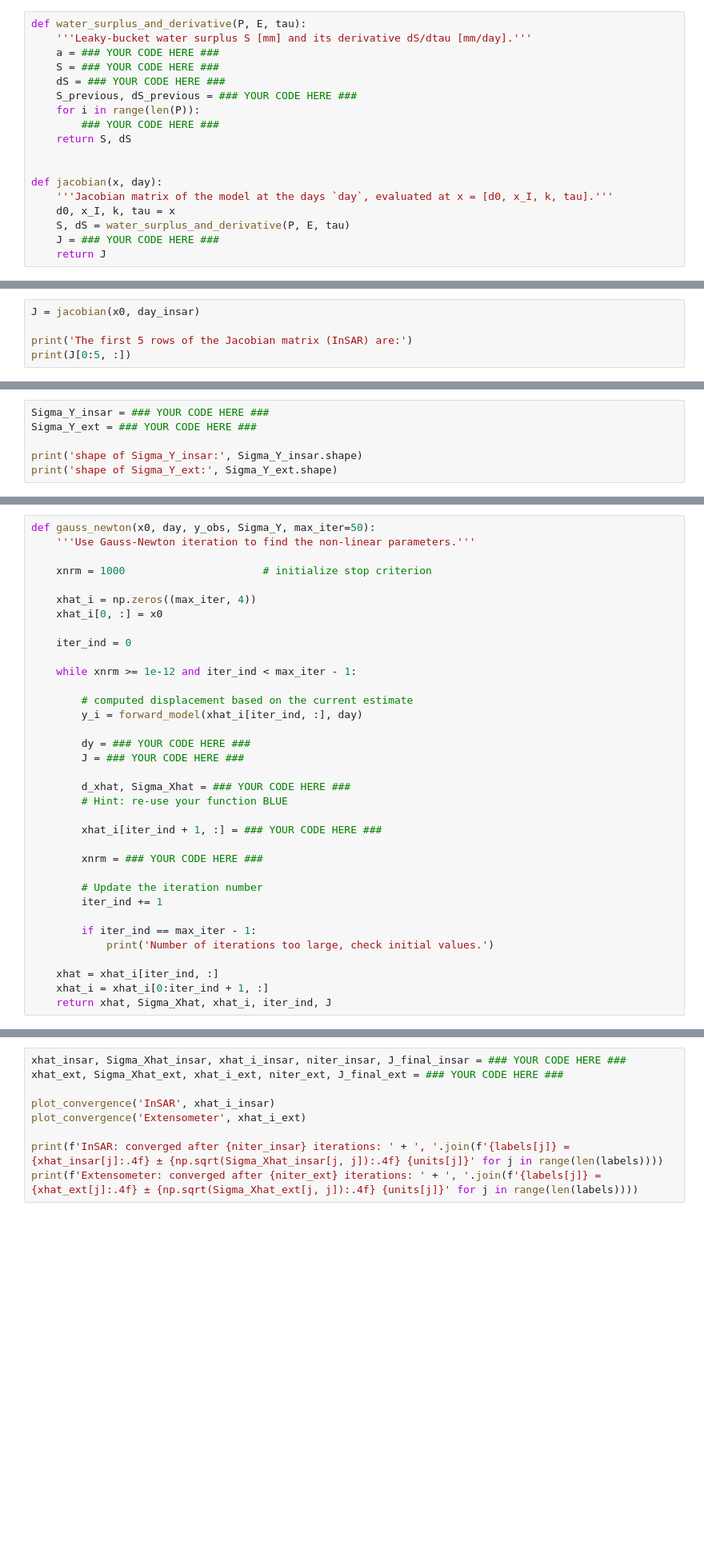
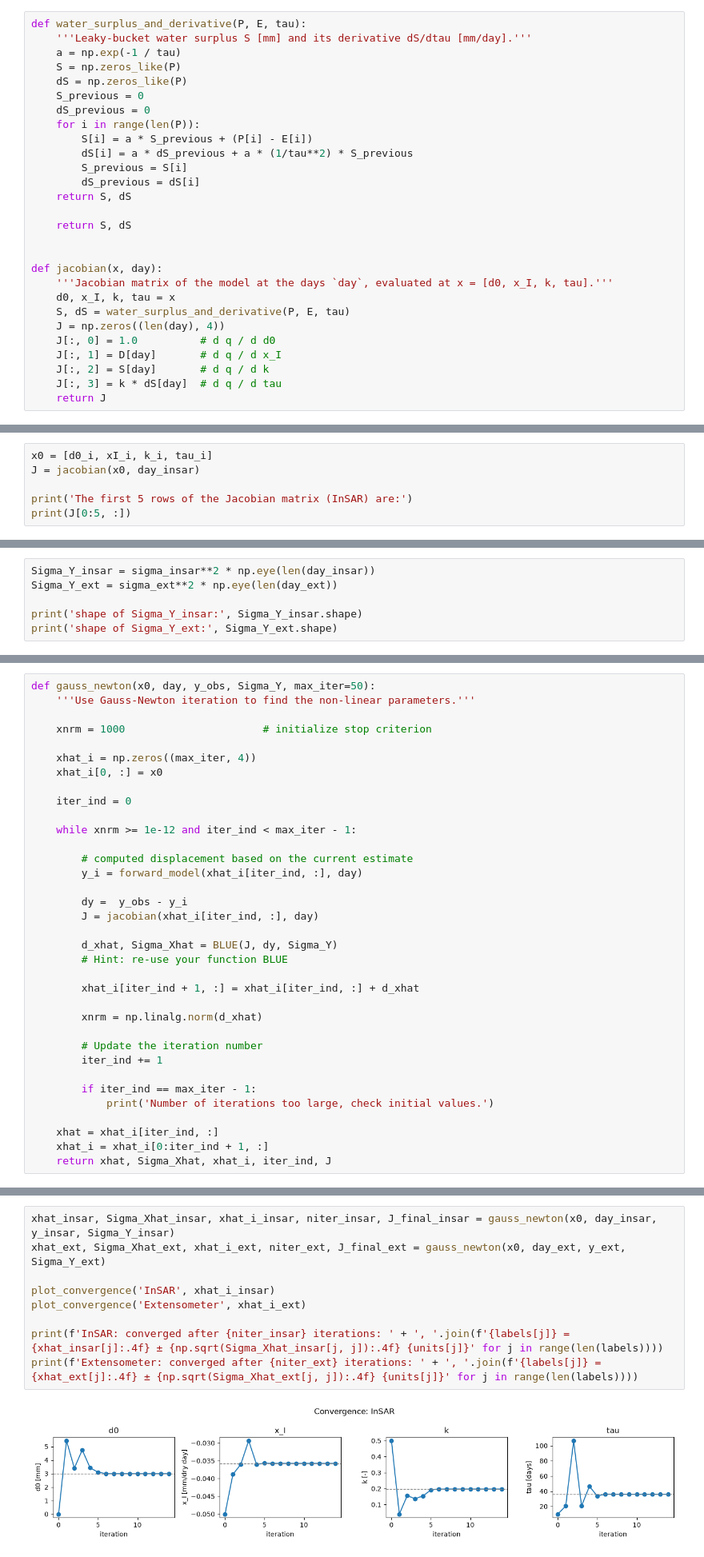
Before and after one commit to LorenzoBellunato/GA1.8, a Jupyter notebook: all_files_GA_1_8/fit_me_baby_one_more_time.ipynb, the cells around one changed output, grey strips where cells are left out. Shown at 80% size. Saved outputs shown, nothing was run; the diff lists cells and outputs as text; blank space fills up the shorter version.

```diff
--- a/all_files_GA_1_8/fit_me_baby_one_more_time.ipynb
+++ b/all_files_GA_1_8/fit_me_baby_one_more_time.ipynb
@@ -264,12 +264,18 @@ $$
 # %%
 def water_surplus_and_derivative(P, E, tau):
     '''Leaky-bucket water surplus S [mm] and its derivative dS/dtau [mm/day].'''
-    a = ### YOUR CODE HERE ###
-    S = ### YOUR CODE HERE ###
-    dS = ### YOUR CODE HERE ###
-    S_previous, dS_previous = ### YOUR CODE HERE ###
+    a = np.exp(-1 / tau)
+    S = np.zeros_like(P)
+    dS = np.zeros_like(P)
+    S_previous = 0
+    dS_previous = 0
     for i in range(len(P)):
-        ### YOUR CODE HERE ###
+        S[i] = a * S_previous + (P[i] - E[i])
+        dS[i] = a * dS_previous + a * (1/tau**2) * S_previous
+        S_previous = S[i]
+        dS_previous = dS[i]
+    return S, dS
+
     return S, dS
 
 
@@ -277,7 +283,11 @@ def jacobian(x, day):
     '''Jacobian matrix of the model at the days `day`, evaluated at x = [d0, x_I, k, tau].'''
     d0, x_I, k, tau = x
     S, dS = water_surplus_and_derivative(P, E, tau)
-    J = ### YOUR CODE HERE ###
+    J = np.zeros((len(day), 4))
+    J[:, 0] = 1.0          # d q / d d0
+    J[:, 1] = D[day]       # d q / d x_I
+    J[:, 2] = S[day]       # d q / d k
+    J[:, 3] = k * dS[day]  # d q / d tau
     return J
 # %% [markdown]
 Run the cell below to check if your Jacobian matrix is correct.
@@ -303,4 +315,5 @@ else:
 # %%
+x0 = [d0_i, xI_i, k_i, tau_i]
 J = jacobian(x0, day_insar)
 
 print('The first 5 rows of the Jacobian matrix (InSAR) are:')
@@ -312,8 +332,8 @@ print(J[0:5, :])
 >
 > Set up the stochastic model: the covariance matrices `Sigma_Y_insar` and `Sigma_Y_ext`, like last week. Remember that the observations are normally distributed and independent, with $\sigma_{\text{InSAR}} = 3$ mm and $\sigma_{\text{ext}} = 8$ mm.
 # %%
-Sigma_Y_insar = ### YOUR CODE HERE ###
-Sigma_Y_ext = ### YOUR CODE HERE ###
+Sigma_Y_insar = sigma_insar**2 * np.eye(len(day_insar))
+Sigma_Y_ext = sigma_ext**2 * np.eye(len(day_ext))
 
 print('shape of Sigma_Y_insar:', Sigma_Y_insar.shape)
 print('shape of Sigma_Y_ext:', Sigma_Y_ext.shape)
@@ -338,15 +361,15 @@ def gauss_newton(x0, day, y_obs, Sigma_Y, max_iter=50):
         # computed displacement based on the current estimate
         y_i = forward_model(xhat_i[iter_ind, :], day)
 
-        dy = ### YOUR CODE HERE ###
-        J = ### YOUR CODE HERE ###
+        dy =  y_obs - y_i
+        J = jacobian(xhat_i[iter_ind, :], day)
 
-        d_xhat, Sigma_Xhat = ### YOUR CODE HERE ###
+        d_xhat, Sigma_Xhat = BLUE(J, dy, Sigma_Y)
         # Hint: re-use your function BLUE
 
-        xhat_i[iter_ind + 1, :] = ### YOUR CODE HERE ###
+        xhat_i[iter_ind + 1, :] = xhat_i[iter_ind, :] + d_xhat
 
-        xnrm = ### YOUR CODE HERE ###
+        xnrm = np.linalg.norm(d_xhat)
 
         # Update the iteration number
         iter_ind += 1
@@ -379,11 +402,13 @@ def plot_convergence(name, x_history):
     plt.tight_layout()
     plt.show()
 # %%
-xhat_insar, Sigma_Xhat_insar, xhat_i_insar, niter_insar, J_final_insar = ### YOUR CODE HERE ###
-xhat_ext, Sigma_Xhat_ext, xhat_i_ext, niter_ext, J_final_ext = ### YOUR CODE HERE ###
+xhat_insar, Sigma_Xhat_insar, xhat_i_insar, niter_insar, J_final_insar = gauss_newton(x0, day_insar, y_insar, Sigma_Y_insar)
+xhat_ext, Sigma_Xhat_ext, xhat_i_ext, niter_ext, J_final_ext = gauss_newton(x0, day_ext, y_ext, Sigma_Y_ext)
 
 plot_convergence('InSAR', xhat_i_insar)
 plot_convergence('Extensometer', xhat_i_ext)
 
 print(f'InSAR: converged after {niter_insar} iterations: ' + ', '.join(f'{labels[j]} = {xhat_insar[j]:.4f} ± {np.sqrt(Sigma_Xhat_insar[j, j]):.4f} {units[j]}' for j in range(len(labels))))
 print(f'Extensometer: converged after {niter_ext} iterations: ' + ', '.join(f'{labels[j]} = {xhat_ext[j]:.4f} ± {np.sqrt(Sigma_Xhat_ext[j, j]):.4f} {units[j]}' for j in range(len(labels))))
+# %% [output]
+[figure, added]
```
Also changed, not shown: parts of 8 cells of this notebook.
